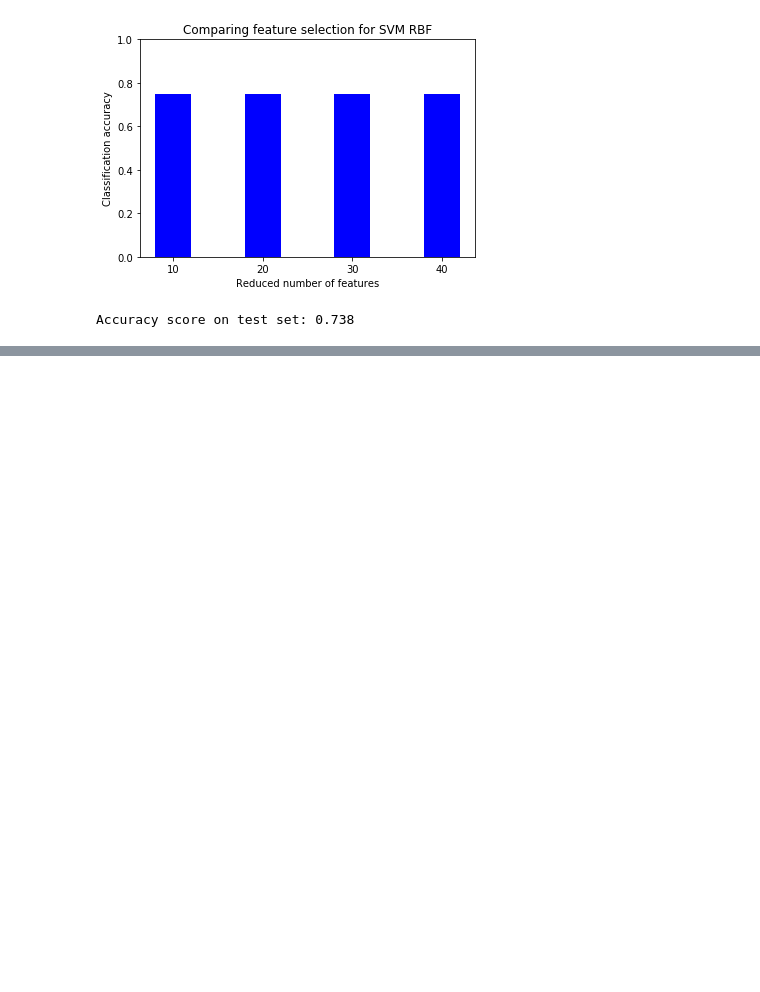
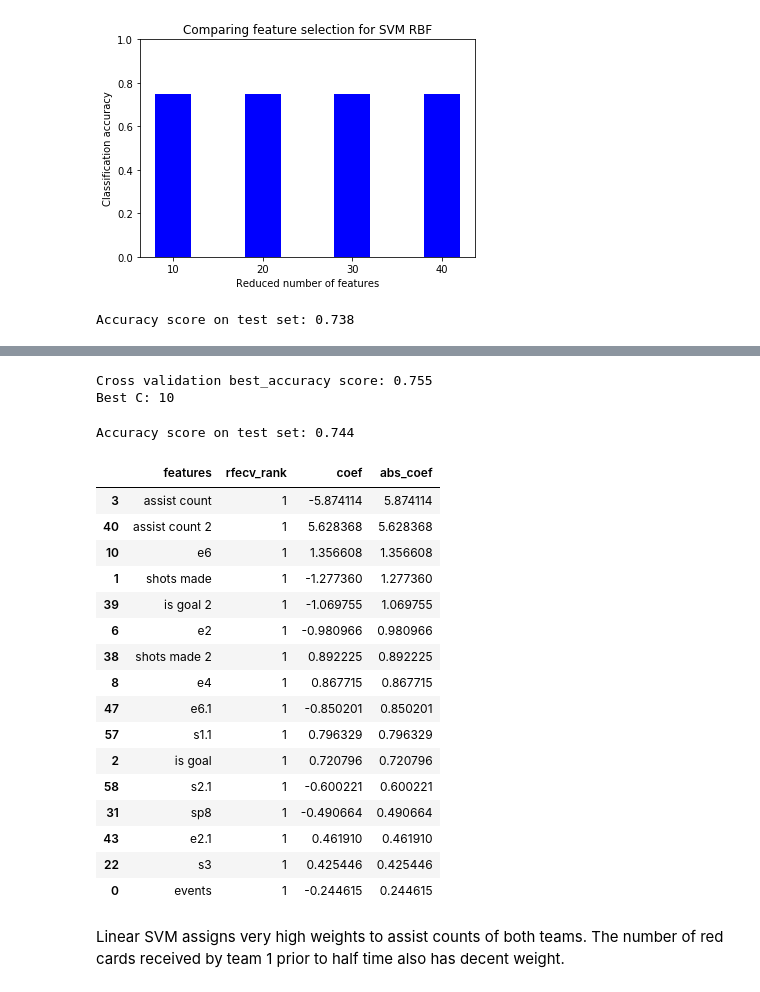
Before and after one commit to jamestran201/Soccer-Match-Prediction, a Jupyter notebook: EDA Events.ipynb, the cells around one changed output, grey strips where cells are left out. Saved outputs shown, nothing was run; the diff lists cells and outputs as text; code cells hidden in the pictures; blank space fills up the shorter version.

```diff
--- a/EDA Events.ipynb
+++ b/EDA Events.ipynb
@@ -264,0 +318,11 @@ Accuracy score on test set: 0.738
+# %%
+# Define scorer for grid search
+accuracy_scorer = make_scorer(accuracy_score)
+
+# Find the best value of C for SVM with Linear kernel
+param_grid = {
+        "C": [1, 2, 3, 4, 5, 10, 50, 100]
+    }
+
+grid = GridSearchCV(SVC(kernel="linear"), cv=5, n_jobs=2, param_grid=param_grid)
+grid.fit(selected_features, train_labels_array)
@@ -264,0 +339,45 @@ Accuracy score on test set: 0.738
+# %%
+best_C = grid.best_params_["C"]
+
+print("Cross validation best_accuracy score: {:.3f}".format(grid.best_score_))
+print("Best C: {}".format(best_C))
+# %% [output]
+Cross validation best_accuracy score: 0.755
+Best C: 10
+# %%
+# Train the SVM on the entire training set using the parameters determined by grid search
+linear_svm = SVC(kernel="linear", C=best_C)
+linear_svm.fit(selected_features, train_labels_array)
+
+selected_test_features = rfecv.transform(normalizer.transform(test_features_array))
+
+print("Accuracy score on test set: {:.3f}".format(linear_svm.score(selected_test_features, test_labels_array)))
+# %% [output]
+Accuracy score on test set: 0.744
+# %%
+feature_coefs_class_0 = rfe_ranking.sort_values("rfecv_rank")[:rfecv.n_features_]
+feature_coefs_class_0 = feature_coefs_class_0.sort_index()
+feature_coefs_class_0["coef"] = linear_svm.coef_[0]
+feature_coefs_class_0["abs_coef"] = feature_coefs_class_0["coef"].abs()
+# %%
+feature_coefs_class_0.sort_values("abs_coef", ascending=False)
+# %% [output]
+|  | features | rfecv_rank | coef | abs_coef |
+| 3 | assist count | 1 | -5.874114 | 5.874114 |
+| 40 | assist count 2 | 1 | 5.628368 | 5.628368 |
+| 10 | e6 | 1 | 1.356608 | 1.356608 |
+| 1 | shots made | 1 | -1.277360 | 1.277360 |
+| 39 | is goal 2 | 1 | -1.069755 | 1.069755 |
+| 6 | e2 | 1 | -0.980966 | 0.980966 |
+| 38 | shots made 2 | 1 | 0.892225 | 0.892225 |
+| 8 | e4 | 1 | 0.867715 | 0.867715 |
+| 47 | e6.1 | 1 | -0.850201 | 0.850201 |
+| 57 | s1.1 | 1 | 0.796329 | 0.796329 |
+| 2 | is goal | 1 | 0.720796 | 0.720796 |
+| 58 | s2.1 | 1 | -0.600221 | 0.600221 |
+| 31 | sp8 | 1 | -0.490664 | 0.490664 |
+| 43 | e2.1 | 1 | 0.461910 | 0.461910 |
+| 22 | s3 | 1 | 0.425446 | 0.425446 |
+| 0 | events | 1 | -0.244615 | 0.244615 |
+# %% [markdown]
+Linear SVM assigns very high weights to assist counts of both teams. The number of red cards received by team 1 prior to half time also has decent weight.
```
Also changed, not shown: parts of 6 cells of this notebook, 1 other file.
